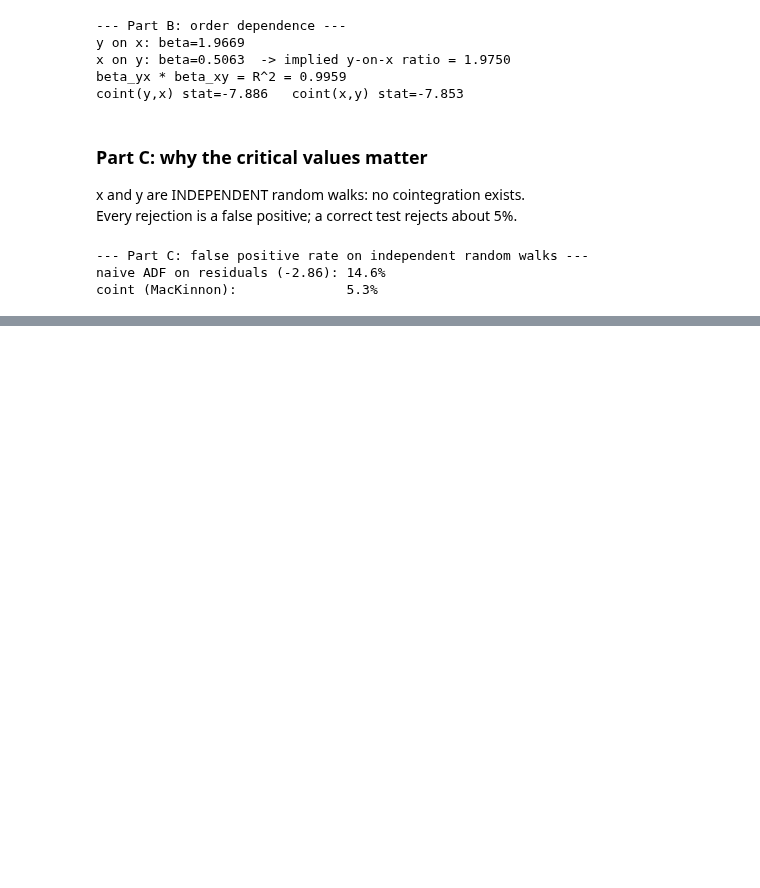
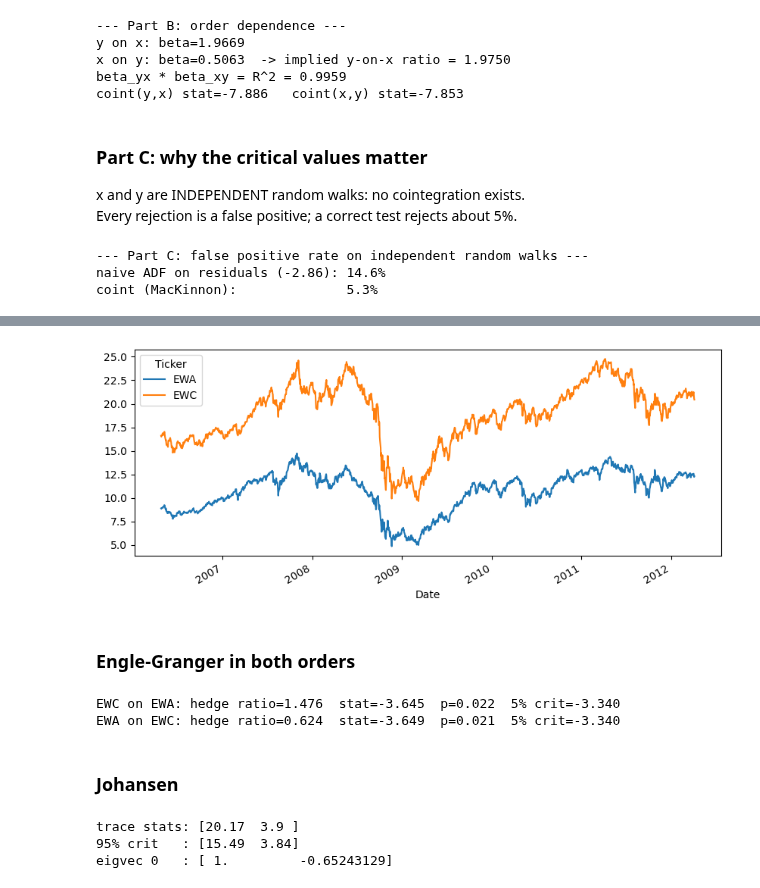
Before and after one commit to Kalebb12/Quantitative-Trading, a Jupyter notebook: learning/31_cointegrated_mean_reversion.ipynb, the cells around one changed output, grey strips where cells are left out. Saved outputs shown, nothing was run; the diff lists cells and outputs as text; code cells hidden in the pictures; blank space fills up the shorter version.

Commit message:
cointegrated mean reversion trading

```diff
--- a/learning/Untitled1.ipynb
+++ b/learning/31_cointegrated_mean_reversion.ipynb
@@ -130,0 +142,3 @@ coint (MacKinnon):              5.3%
+# %%
+df = yf.download(["EWA", "EWC"], start="2006-04-26", end="2012-04-09", auto_adjust=True)["Close"].dropna()
+df.head()
@@ -130,0 +154,28 @@ coint (MacKinnon):              5.3%
+# %%
+df.plot(figsize=(10, 4))
+plt.show()
+# %% [output]
+[figure, added]
+# %% [markdown]
+### Engle-Granger in both orders
+# %%
+x, y = df["EWA"], df["EWC"]
+
+for name, (a,b) in {"EWC on EWA": (y, x), "EWA on EWC": (x, y)}.items():
+    stat, p, crit = coint(a, b, maxlag=1, autolag=None)
+    beta = sm.OLS(a, sm.add_constant(b)).fit().params.iloc[1]
+    print(f"{name}: hedge ratio={beta:.3f}  stat={stat:.3f}  p={p:.3f}  5% crit={crit[1]:.3f}")
+# %% [output]
+EWC on EWA: hedge ratio=1.476  stat=-3.645  p=0.022  5% crit=-3.340
+EWA on EWC: hedge ratio=0.624  stat=-3.649  p=0.021  5% crit=-3.340
+# %% [markdown]
+### Johansen
+# %%
+r = coint_johansen(df.values, 0, 1)
+print("trace stats:", r.lr1.round(2))
+print("95% crit   :", r.cvt[:, 1].round(2))
+print("eigvec 0   :", r.evec[:, 0] / r.evec[0, 0])
+# %% [output]
+trace stats: [20.17  3.9 ]
+95% crit   : [15.49  3.84]
+eigvec 0   : [ 1.         -0.65243129]
```
Also changed, not shown: parts of 15 cells of this notebook, 5 other files.
